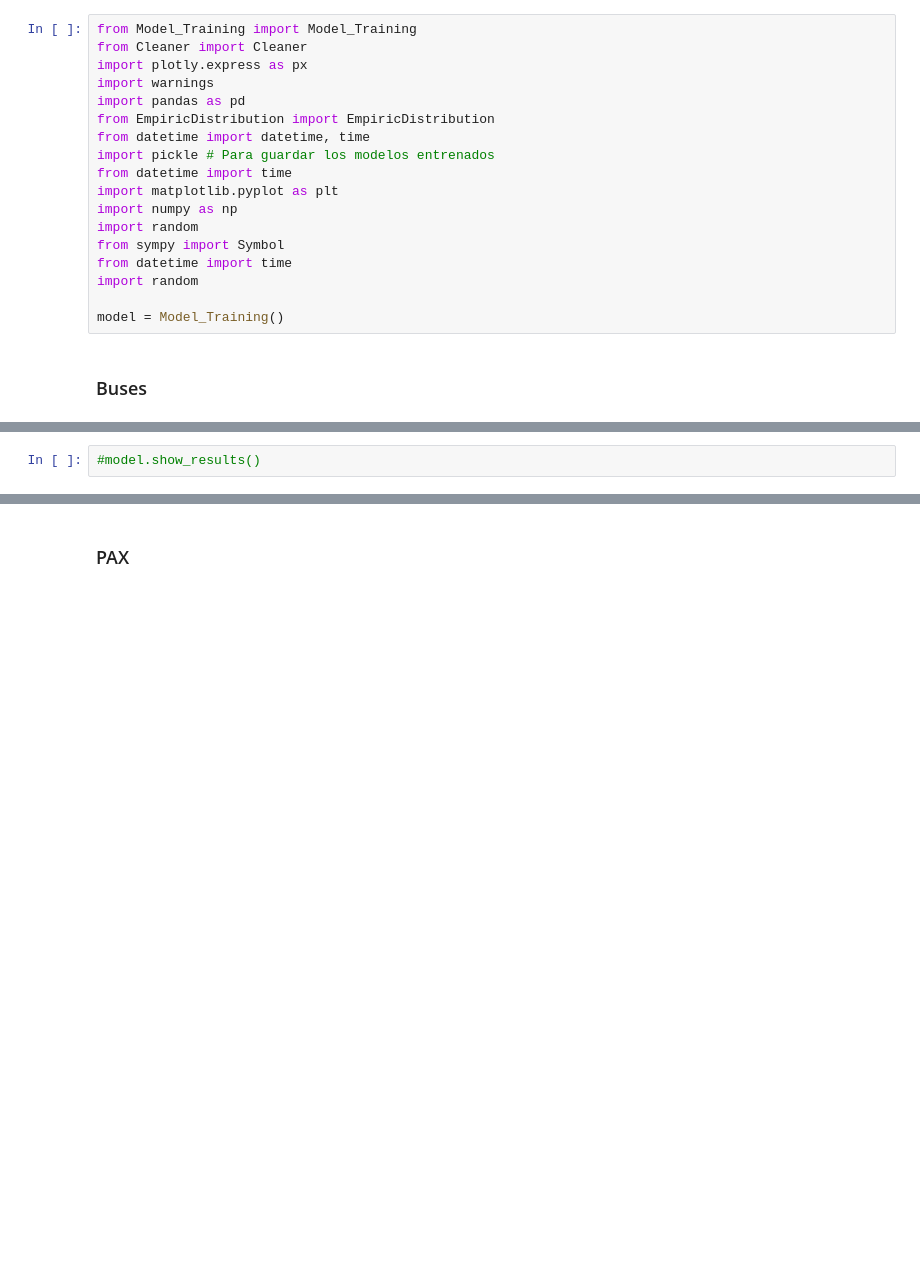
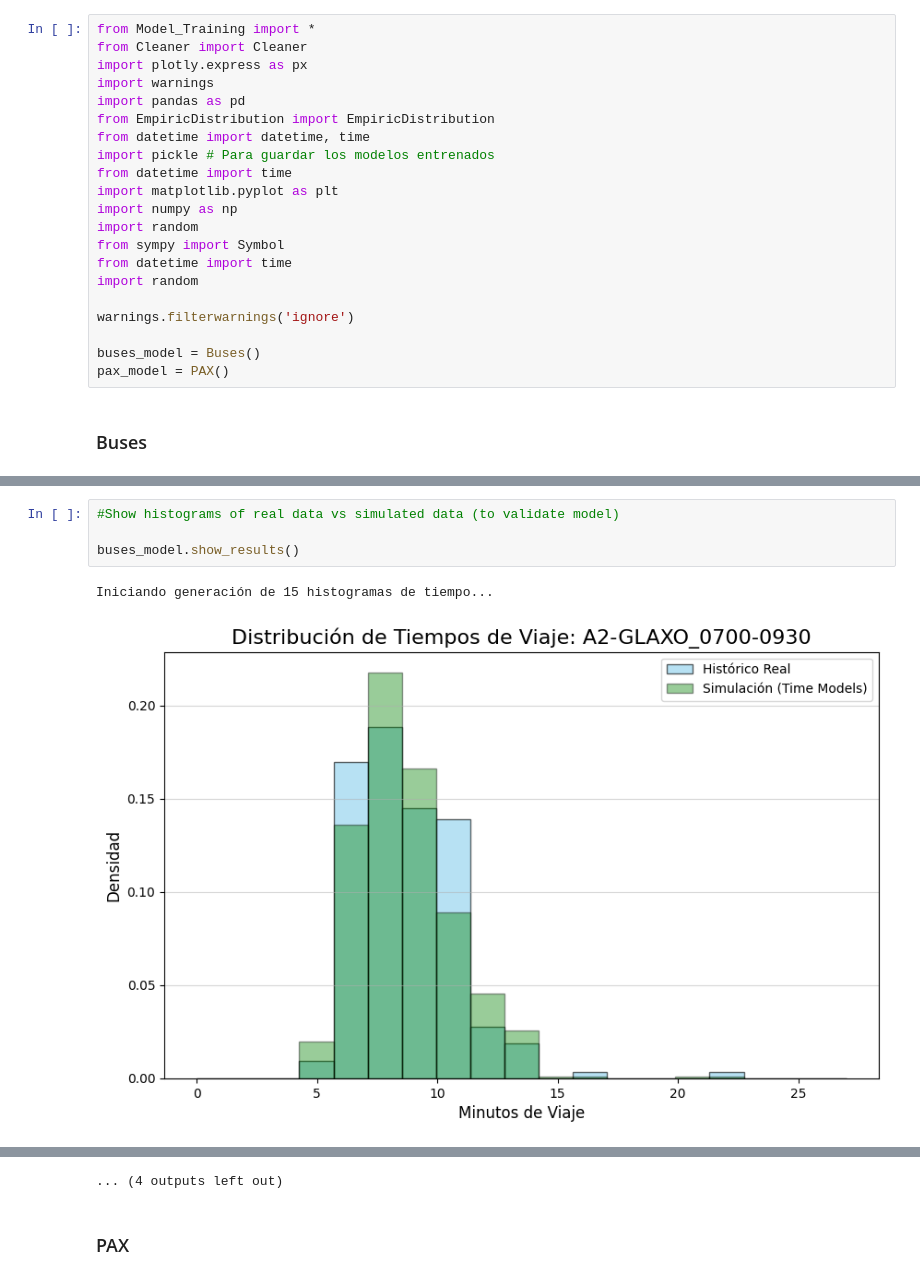
Before and after one commit to Polito9/DiscreteSimulation-TransporTec, a Jupyter notebook: main.ipynb, the cells around one changed output, grey strips where cells are left out. Drawn from its saved outputs; the diff is of its cells as text; blank space fills up the shorter version.

```diff
--- a/main.ipynb
+++ b/main.ipynb
@@ -1,5 +1,5 @@
 # %%
-from Model_Training import Model_Training
+from Model_Training import *
 from Cleaner import Cleaner
 import plotly.express as px
 import warnings
@@ -15,7 +15,10 @@ from sympy import Symbol
 from datetime import time
 import random
 
-model = Model_Training()
+warnings.filterwarnings('ignore')
+
+buses_model = Buses()
+pax_model = PAX()
 # %% [markdown]
 ### Buses
 # %%
@@ -69,3 +66,8 @@ Resultados guardados en: simulation_results_times.csv
 =======================================================
 # %%
-#model.show_results()
+#Show histograms of real data vs simulated data (to validate model)
+
+buses_model.show_results()
+# %% [output]
+Iniciando generación de 15 histogramas de tiempo...
+[figure, added]
@@ -72,3 +84,4 @@ Resultados guardados en: simulation_results_times.csv
+... (4 outputs left out)
 # %% [markdown]
 ### PAX
 # %%
```
Also changed, not shown: parts of 7 cells of this notebook, 1 other file.
